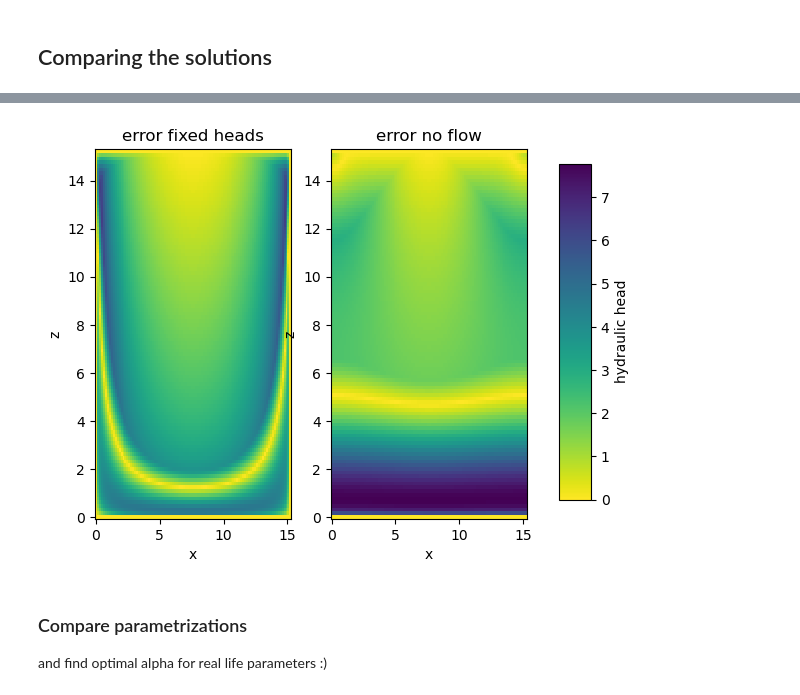
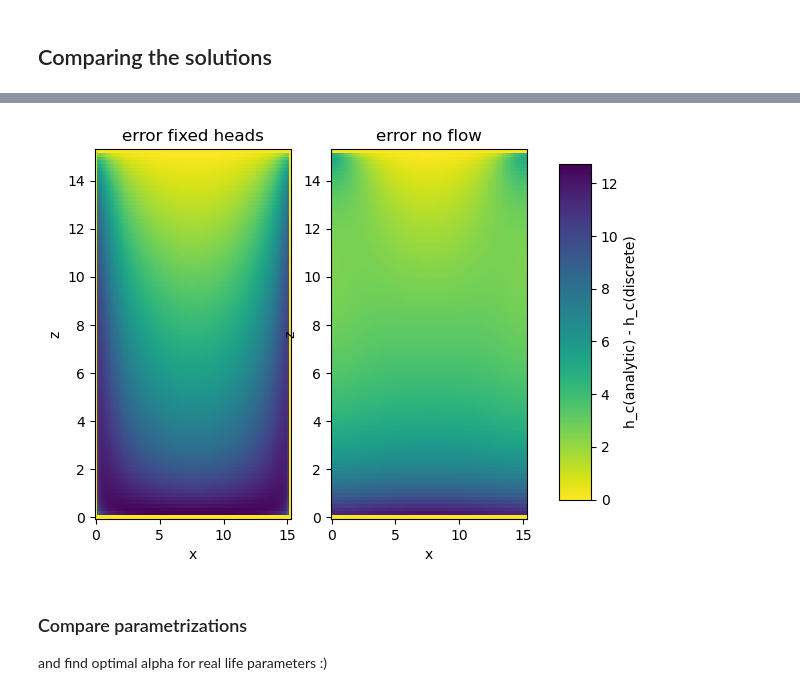
Before and after one commit to lannika-ut/ScientificPractice, a Jupyter notebook: FiniteElements/Richards_analytical1.ipynb, the cells around one changed output, grey strips where cells are left out. Drawn from its saved outputs; the diff is of its cells as text; code cells hidden in the pictures.

```diff
--- a/FiniteElements/Richards_analytical1.ipynb
+++ b/FiniteElements/Richards_analytical1.ipynb
@@ -314,0 +286,32 @@ plotScalarFunction(V, u_no, title="no flow")
+# %%
+# Try with build-in version
+petsc_options = {
+    "snes_type": "newtonls",
+    "snes_linesearch_type": "bt",
+    "snes_atol": 1e-10,
+    "snes_rtol": 1e-10,
+    "snes_monitor": None,
+    "ksp_error_if_not_converged": True,
+    "ksp_type": "preonly",
+    "ksp_rtol": 1e-10,
+    "ksp_monitor": None,
+    "pc_type": "lu",
+    "pc_factor_mat_solver_type": "mumps",
+}
+
+problem = NonlinearProblem(
+    F,
+    uh,
+    bcs=bc,
+    J=J,
+    petsc_options=petsc_options,
+    petsc_options_prefix="RichardsSNES_",
+)
+
+u_no = problem.solve()
+converged = problem.solver.getConvergedReason()
+num_iter = problem.solver.getIterationNumber()
+assert converged > 0, f"Solver did not converge, got {converged}."
+print(
+    f"Solver converged after {num_iter} iterations with converged reason {converged}."
+)
@@ -315,10 +340,5 @@ plotScalarFunction(V, u_no, title="no flow")
 # %% [markdown]
 ## Comparing the solutions
-# %%
-# Grids
-x = np.linspace(0, a, 100)
-z = np.linspace(0, L, 100)
-X, Z = np.meshgrid(x, z)
 # %%
 def eval_try(x, z, u):
     h = np.zeros((len(z), len(x)))
@@ -328,8 +348,8 @@ def eval_try(x, z, u):
         h[i, :] = np.array(values).flatten()
     return h
 
-heads_fix = eval_try(x, z, [u_fix])
-heads_no = eval_try(x, z, [u_no])
+heads_fix = eval_try(x_grid, z_grid, [u_fix])
+heads_no = eval_try(x_grid, z_grid, [u_no])
 # %%
 vmin = np.min([h_no, h_fix, heads_fix, heads_no])
 vmax = np.max([h_no, h_fix, heads_fix, heads_no])
@@ -376,24 +391,24 @@ Problem 2: || . ||_inf = 7.78e+00, || . ||_2 = 3.24e+02.
 # %%
 vmin = np.min([np.abs(p1_err), np.abs(p2_err)])
 vmax = np.max([np.abs(p1_err), np.abs(p2_err)])
 
 fig, ax = plt.subplots(1,2)
 con1 = ax[0].pcolormesh(X, Z, np.abs(p1_err), cmap=plt.cm.viridis_r, vmin=vmin, vmax=vmax)
 ax[0].set_title("error fixed heads")
 ax[0].set_xlabel("x")
 ax[0].set_ylabel("z")
 
 con1 = ax[1].pcolormesh(X, Z, np.abs(p2_err), cmap=plt.cm.viridis_r, vmin=vmin, vmax=vmax)
 ax[1].set_title("error no flow")
 ax[1].set_xlabel("x")
 ax[1].set_ylabel("z")
 
 fig.subplots_adjust(right=0.8)
 cbar_ax = fig.add_axes([0.85, 0.15, 0.05, 0.7])
 cbar = fig.colorbar(con1, cax=cbar_ax)
-cbar.set_label("hydraulic head")
+cbar.set_label("h_c(analytic) - h_c(discrete)")
 # %% [output]
-[figure, old version]
+[figure, new version]
 # %% [markdown]
 ### Compare parametrizations
 and find optimal alpha for real life parameters :)
```
Also changed, not shown: parts of 22 cells of this notebook, 5 other files.
